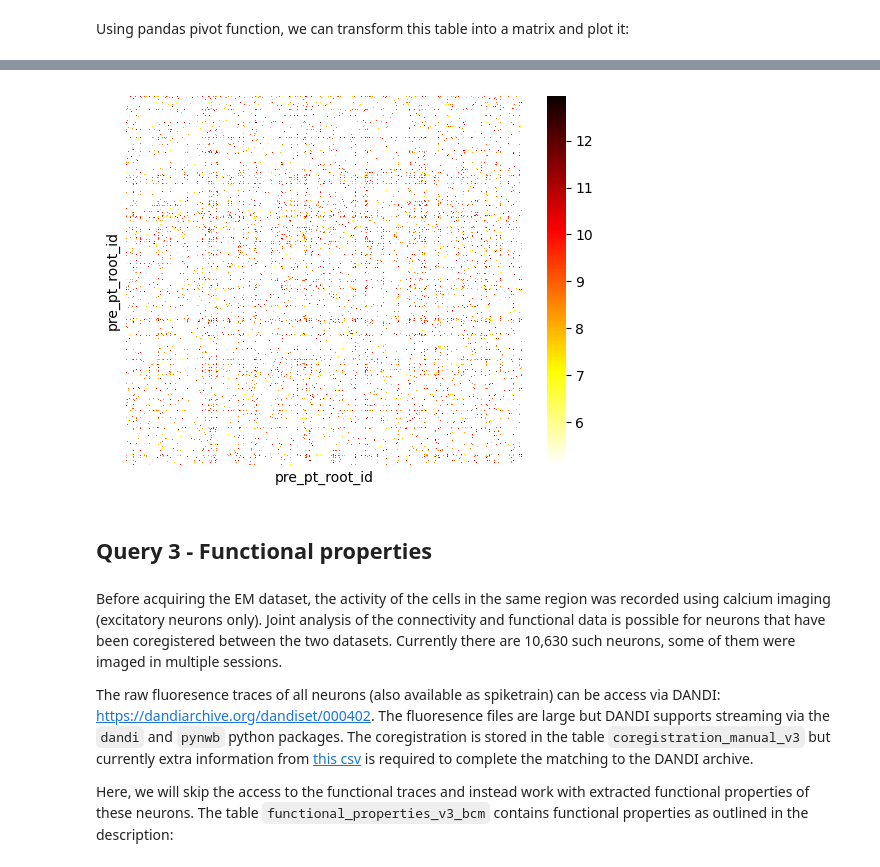
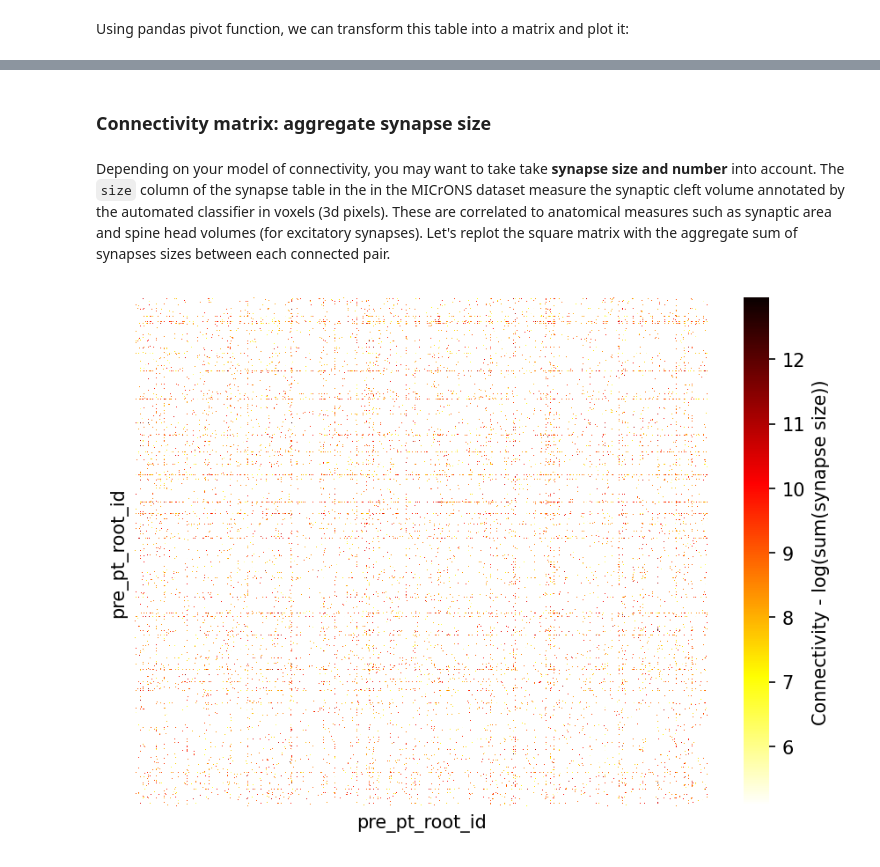
Before and after one commit to bpdanskin/MICrONS_workshop_2025, a Jupyter notebook: tutorials/ProgrammaticAccess.ipynb, the cells around one changed output, grey strips where cells are left out. Cells and saved outputs as stored; diff of their text form; code cells hidden in the pictures.

```diff
--- a/tutorials/ProgrammaticAccess.ipynb
+++ b/tutorials/ProgrammaticAccess.ipynb
@@ -38,3 +31,5 @@ my_token = "your token goes here"
+# %%
+my_token = "PASTE_TOKEN_HERE"
 # %% [markdown]
 If you are running this on your local machine or on a server you can (optionally) store the token on your machine. This makes future uses easier.
 # %%
@@ -55,12 +49,8 @@ from matplotlib import pyplot as plt
 Datasets in CAVE are organized as datastacks. These are a combination of an EM dataset, a segmentation and a set of annotations. The datastack for MICrONS public release is `minnie65_public`. When you instantiate your client with this datastack, it loads all relevant information to access it.
 # %%
 datastack_name = "minnie65_public"
-# datastack_name = "minnie65_phase3_v1"
 
-client = caveclient.CAVEclient(datastack_name)
-
-# One can pass the token directly to the client:
-# client = caveclient.CAVEclient(datastack_name, auth_token=my_token)
+client = caveclient.CAVEclient(datastack_name, auth_token=my_token)
 # %% [markdown]
 ## Materialization versions
 # %% [markdown]
@@ -85,6 +77,9 @@ Version 795: 2023-08-23 08:10:01.404268+00:00
 Version 943: 2024-01-22 08:10:01.497934+00:00
 # %% [markdown]
 The client will automatically query the latest materialization version. You can specify a `materialization_version` for every query if you want to access a specific version.
+# %%
+# for today we will use v1300
+client.version = 1300
 # %% [markdown]
 ## Tables and generally useful information
 # %% [markdown]
@@ -406 +469,5 @@ Using pandas pivot function, we can transform this table into a matrix and plot
+# %% [markdown]
+### Connectivity matrix: aggregate synapse size
+# %% [markdown]
+Depending on your model of connectivity, you may want to take take __synapse size and number__ into account. The `size` column of the synapse table in the in the MICrONS dataset measure the synaptic cleft volume annotated by the automated classifier in voxels (3d pixels). These are correlated to anatomical measures such as synaptic area and spine head volumes (for excitatory synapses). Let's replot the square matrix with the aggregate sum of synapses sizes between each connected pair.
 # %%
@@ -409,15 +477,8 @@ syn_mat = syn_df.pivot_table(index="pre_pt_root_id", columns="post_pt_root_id",
 # Squaring the matrix
 syn_mat = syn_mat.reindex(columns=syn_mat.index)
 # %%
-sns.heatmap(np.log(syn_mat), cmap="hot_r", xticklabels=[], yticklabels=[])
+fig, ax = plt.subplots(figsize=(7, 5), dpi=150)
+sns.heatmap(np.log(syn_mat), cmap="hot_r", ax=ax, xticklabels=[], yticklabels=[], cbar_kws={"label": 'Connectivity - log(sum(synapse size))'})
 plt.show()
 # %% [output]
-[figure, old version]
+[figure, new version]
-# %% [markdown]
-## Query 3 - Functional properties
-# %% [markdown]
-Before acquiring the EM dataset, the activity of the cells in the same region was recorded using calcium imaging (excitatory neurons only). Joint analysis of the connectivity and functional data is possible for neurons that have been coregistered between the two datasets. Currently there are 10,630 such neurons, some of them were imaged in multiple sessions.
-
-The raw fluoresence traces of all neurons (also available as spiketrain) can be access via DANDI: https://dandiarchive.org/dandiset/000402. The fluoresence files are large but DANDI supports streaming via the `dandi` and `pynwb` python packages. The coregistration is stored in the table `coregistration_manual_v3` but currently extra information from [this csv](https://github.com/sdorkenw/MICrONS_workshop/blob/main/data/functional_coreg_unit_lookup_all_sessions.csv) is required to complete the matching to the DANDI archive.
-
-Here, we will skip the access to the functional traces and instead work with extracted functional properties of these neurons. The table `functional_properties_v3_bcm` contains functional properties as outlined in the description:
```
Also changed, not shown: parts of 42 cells of this notebook, 7 other files.
